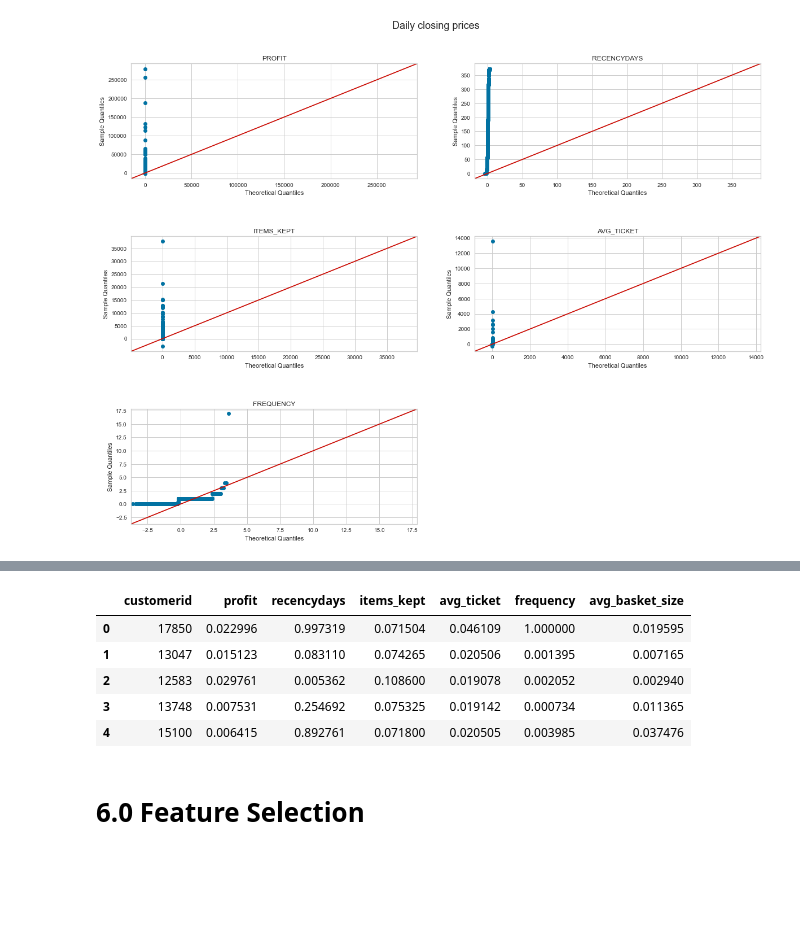
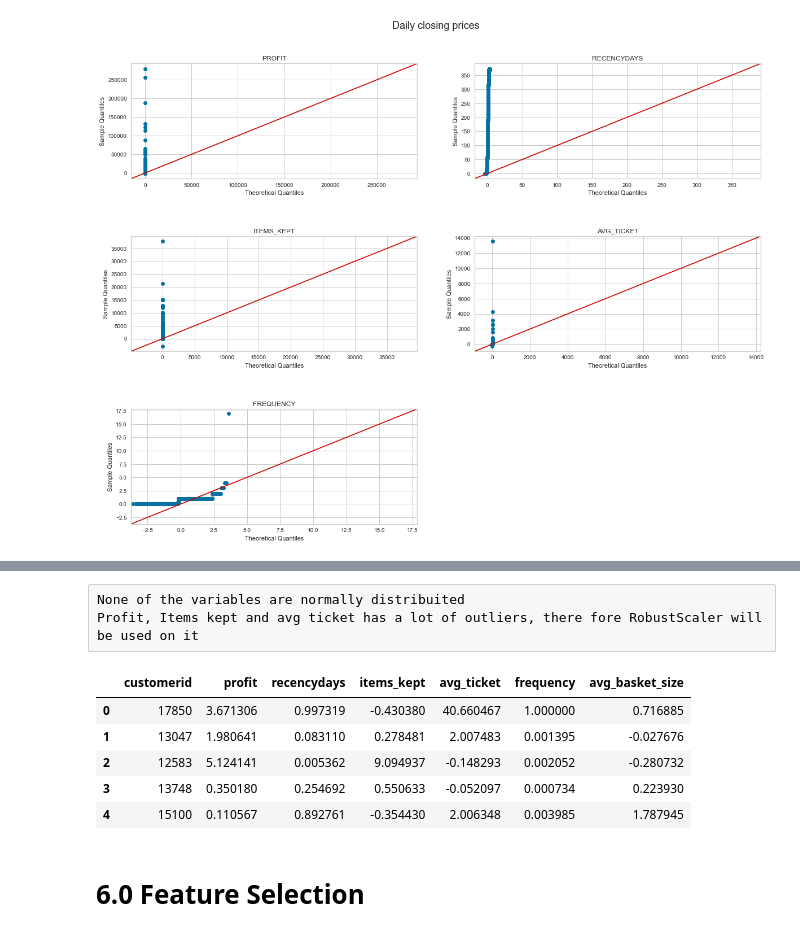
Before and after one commit to ViniciusKos/insiders_clustering, a Jupyter notebook: cluster_circle4.ipynb, the cells around one changed output, grey strips where cells are left out. Saved outputs shown, nothing was run; the diff lists cells and outputs as text; code cells hidden in the pictures; blank space fills up the shorter version.

```diff
--- a/cluster_circle4.ipynb
+++ b/cluster_circle4.ipynb
@@ -877,22 +907,30 @@ for n, ticker in enumerate(tickers):
+# %% [raw]
+None of the variables are normally distribuited
+Profit, Items kept and avg ticket has a lot of outliers, there fore RobustScaler will be used on it
 # %%
 
 mms=MinMaxScaler()
 ss=StandardScaler()
 rs=RobustScaler()
 
+mms_cols=['recencydays','frequency']
+rs_cols=['profit', 'items_kept','avg_basket_size','avg_ticket']
 
-for i in df5.drop('customerid',axis=1).columns:
+for i in mms_cols:
     df5[[i]] = mms.fit_transform(df5[[i]])
+
+for i in rs_cols:
+    df5[[i]] = rs.fit_transform(df5[[i]])
 
 
 df5.head()
 # %% [output]
 |  | customerid | profit | recencydays | items_kept | avg_ticket | frequency | avg_basket_size |
-| 0 | 17850 | 0.022996 | 0.997319 | 0.071504 | 0.046109 | 1.000000 | 0.019595 |
-| 1 | 13047 | 0.015123 | 0.083110 | 0.074265 | 0.020506 | 0.001395 | 0.007165 |
-| 2 | 12583 | 0.029761 | 0.005362 | 0.108600 | 0.019078 | 0.002052 | 0.002940 |
-| 3 | 13748 | 0.007531 | 0.254692 | 0.075325 | 0.019142 | 0.000734 | 0.011365 |
-| 4 | 15100 | 0.006415 | 0.892761 | 0.071800 | 0.020505 | 0.003985 | 0.037476 |
+| 0 | 17850 | 3.671306 | 0.997319 | -0.430380 | 40.660467 | 1.000000 | 0.716885 |
+| 1 | 13047 | 1.980641 | 0.083110 | 0.278481 | 2.007483 | 0.001395 | -0.027676 |
+| 2 | 12583 | 5.124141 | 0.005362 | 9.094937 | -0.148293 | 0.002052 | -0.280732 |
+| 3 | 13748 | 0.350180 | 0.254692 | 0.550633 | -0.052097 | 0.000734 | 0.223930 |
+| 4 | 15100 | 0.110567 | 0.892761 | -0.354430 | 2.006348 | 0.003985 | 1.787945 |
 # %% [markdown]
 # 6.0 Feature Selection
 # %%
```
Also changed, not shown: parts of 27 cells of this notebook.
